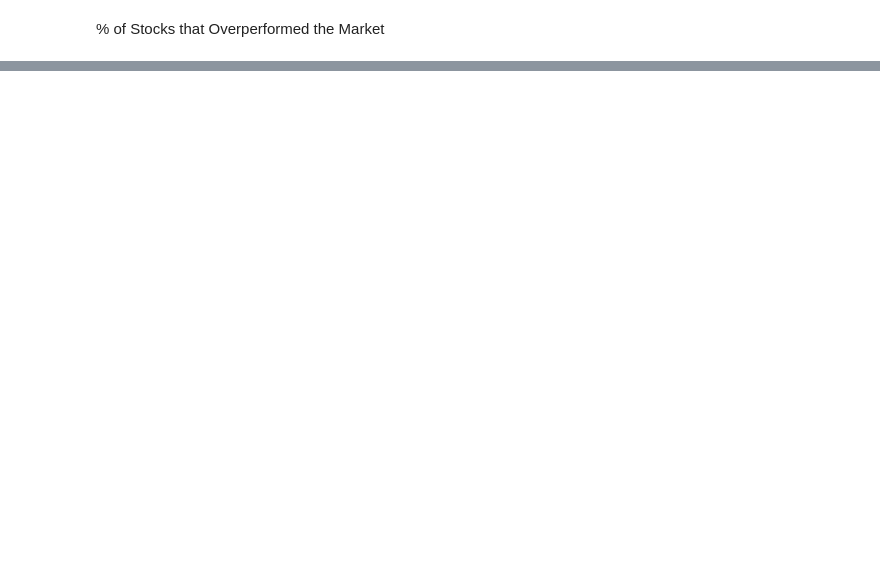
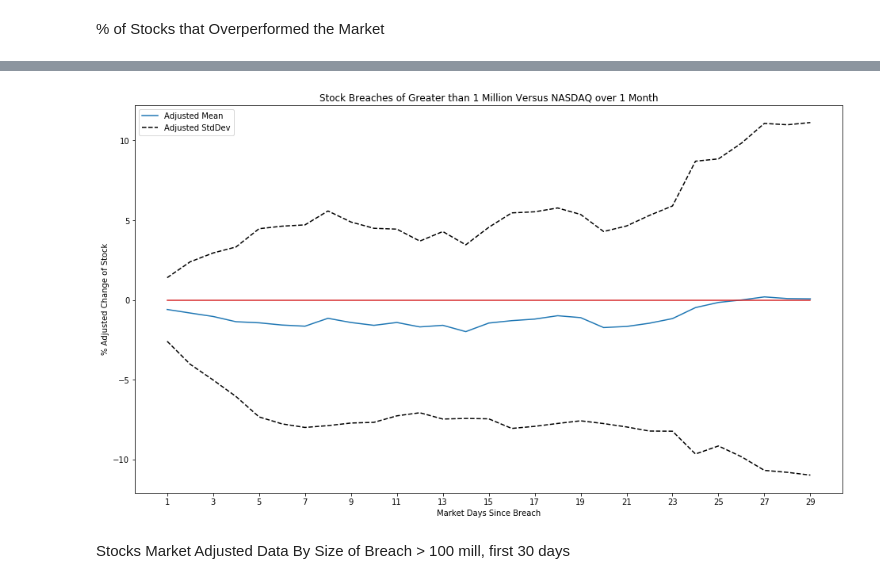
Before and after one commit to csanders-git/StockData, a Jupyter notebook: Stock_Data.ipynb, the cells around one changed output, grey strips where cells are left out. Saved outputs shown, nothing was run; the diff lists cells and outputs as text; code cells hidden in the pictures; blank space fills up the shorter version.

Commit message:
Adding more cross sectional data

```diff
--- a/Stock_Data.ipynb
+++ b/Stock_Data.ipynb
@@ -1750,0 +1684,35 @@ print(x)
+# %%
+stdd_upper = []
+stdd_lower = []
+
+x_values = market_days
+means = adjusted_means
+
+for index, mean in enumerate(adjusted_means):
+    stdd_upper.append(mean+adjusted_stdd[index])
+    stdd_lower.append(mean-adjusted_stdd[index])
+
+fig = plt.figure(figsize=(16,9))
+ax1 = fig.add_subplot(111)
+
+ax1.plot(x_values, means, label='Adjusted Mean')
+ax1.plot(x_values, [0] * len(x_values), label='', color='C3')
+ax1.plot(x_values, stdd_lower, label='Adjusted StdDev', color='black', linestyle="--")
+ax1.plot(x_values, stdd_upper, color='black', linestyle="--")
+
+# skip every 5 elements
+plt.xticks(x_values[::2])
+#plt.xticks(np.arange(min(x), max(x)+1, 1.0))
+plt.xlabel('Market Days Since Breach')
+plt.ylabel('% Adjusted Change of Stock')
+plt.title('Stock Breaches of Greater than 1 Million Versus NASDAQ over 1 Month')
+
+handles, labels = ax1.get_legend_handles_labels()
+lgd = ax1.legend(handles, labels, loc='upper left')
+fig1 = plt.gcf()
+plt.show()
+fig1.savefig('images/breaches-over-1-mill-records-over-month', bbox_inches='tight', dpi=300)
+# %% [output]
+[figure, added]
+# %% [markdown]
+Stocks Market Adjusted Data By Size of Breach > 100 mill, first 30 days
```
Also changed, not shown: parts of 47 cells of this notebook, 13 other files.
